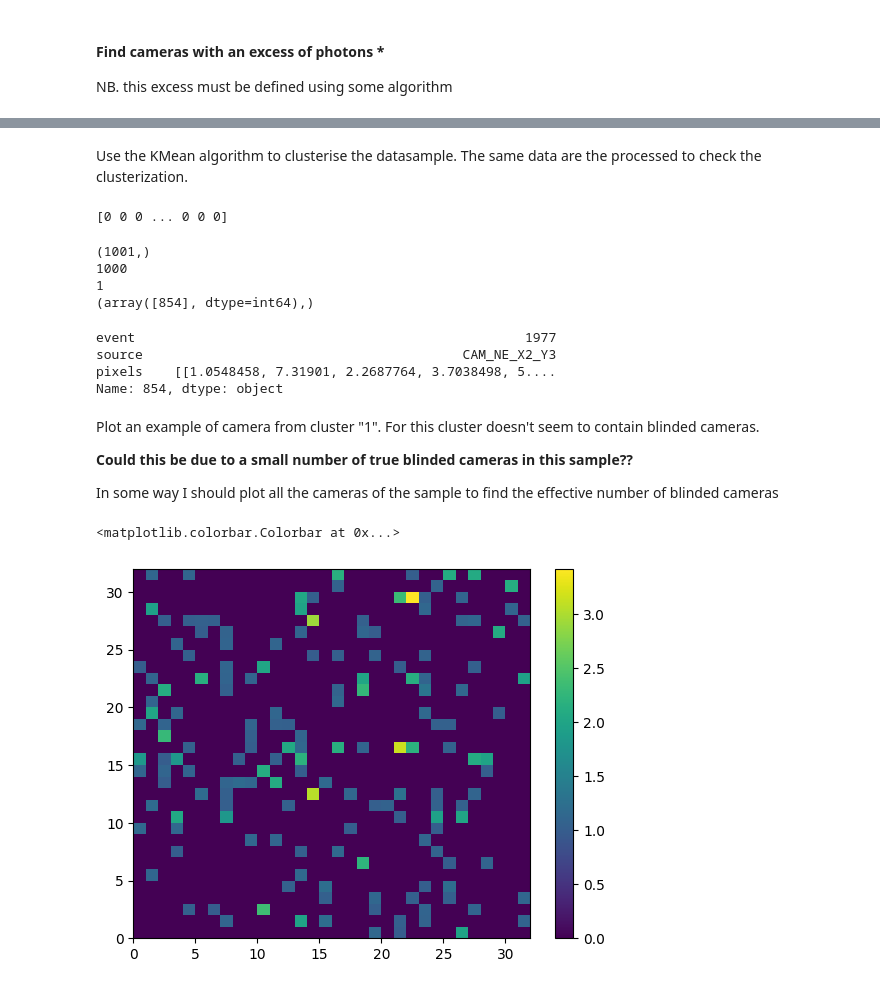
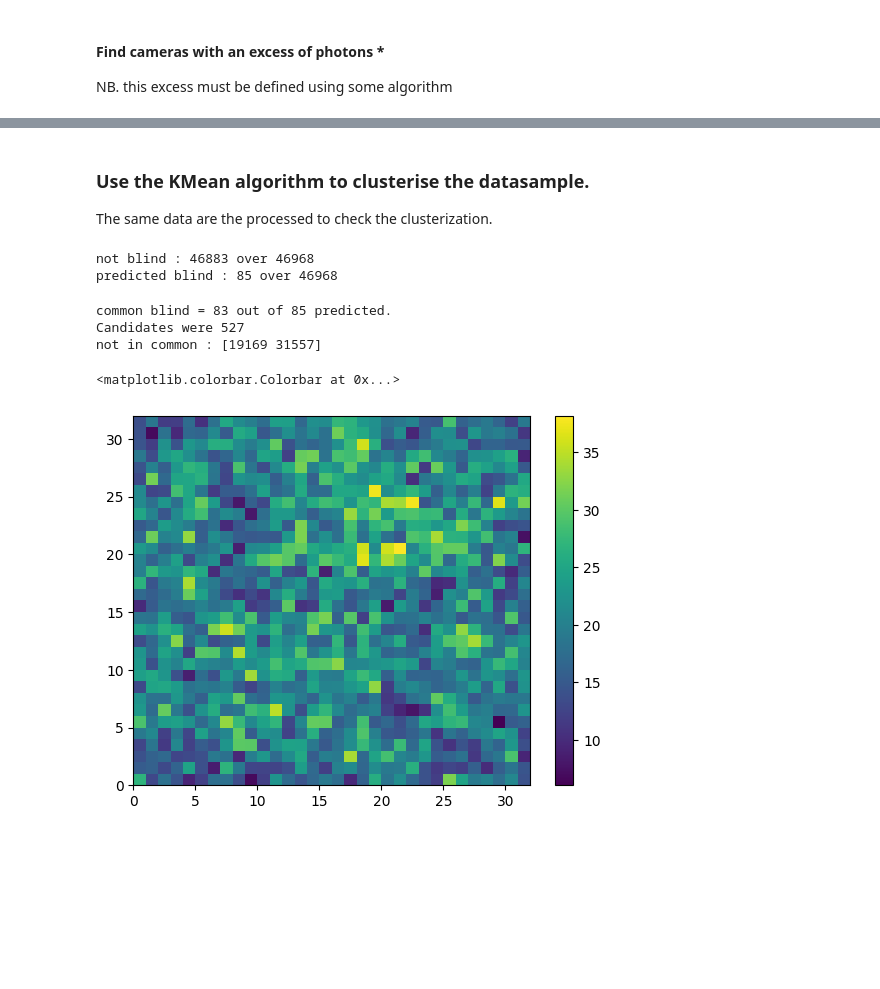
Before and after one commit to chiappo98/blinded_cameras, a Jupyter notebook: blinded clustering.ipynb, the cells around one changed output, grey strips where cells are left out. Saved outputs shown, nothing was run; the diff lists cells and outputs as text; code cells hidden in the pictures; blank space fills up the shorter version.

Commit message:
first attempt of clusterisation with kMean

```diff
--- a/blinded clustering.ipynb
+++ b/blinded clustering.ipynb
@@ -98,49 +87,38 @@ fig.set_figheight(10)
 # %% [markdown]
-Use the KMean algorithm to clusterise the datasample.
+### Use the KMean algorithm to clusterise the datasample.
 The same data are the processed to check the clusterization.
 # %%
-from sklearn.cluster import KMeans
-
 # Declaring Model
 model = KMeans(n_clusters=2)
 
 # Fitting Model
-model.fit(dataT)
+model.fit(data)
 
 # Prediction on the entire data
-all_predictions = model.predict(dataT)
+all_predictions = model.predict(data)
+blind_predicted = np.where(all_predictions == 1)
 
-# Printing Predictions
-print(all_predictions)
+print('not blind :',np.count_nonzero(all_predictions == 0),'over',all_predictions.size)
+print('predicted blind :',np.count_nonzero(all_predictions == 1),'over',all_predictions.size)
+#print(blind_predicted)
 # %% [output]
-[0 0 0 ... 0 0 0]
+not blind : 46883 over 46968
+predicted blind : 85 over 46968
-# %%
-print(all_predictions.shape)
-print(np.count_nonzero(all_predictions == 0))
-print(np.count_nonzero(all_predictions == 1))
-print(np.where(all_predictions == 1))
-# %% [output]
-(1001,)
-1000
-1
-(array([854], dtype=int64),)
-# %%
-df.iloc[854]
-# %% [output]
-event                                                  1977
-source                                         CAM_NE_X2_Y3
-pixels    [[1.0548458, 7.31901, 2.2687764, 3.7038498, 5....
-Name: 854, dtype: object
-# %% [markdown]
-Plot an example of camera from cluster "1". For this cluster doesn't seem to contain blinded cameras.
-
-**Could this be due to a small number of true blinded cameras in this sample??**
-
-In some way I should plot all the cameras of the sample to find the effective number of blinded cameras
+# %%
+blind_in_common = np.intersect1d(blind_candidate, blind_predicted[0])
+print('common blind =', blind_in_common.size,'out of',blind_predicted[0].size, 'predicted.\nCandidates were',blind_candidate.size)
+
+# Find which of the predicted bind_cameras is not in the blind_candidate array i.e. probaly is a false positive
+blind_not_in_common = np.setdiff1d(blind_predicted[0], blind_in_common, assume_unique=True) #returns the value in arr1 which are not in arr2
+print('not in common :',blind_not_in_common)
+# %% [output]
+common blind = 83 out of 85 predicted.
+Candidates were 527
+not in common : [19169 31557]
 # %%
-camera = np.reshape(df.iloc[162].pixels, (32,32))
+camera = np.reshape(df.iloc[31557].pixels, (32,32))
 plt.pcolormesh(camera)
 plt.colorbar()
 # %% [output]
 <matplotlib.colorbar.Colorbar at 0x...>
-[figure, old version]
+[figure, new version]
```
Also changed, not shown: parts of 4 cells of this notebook.
